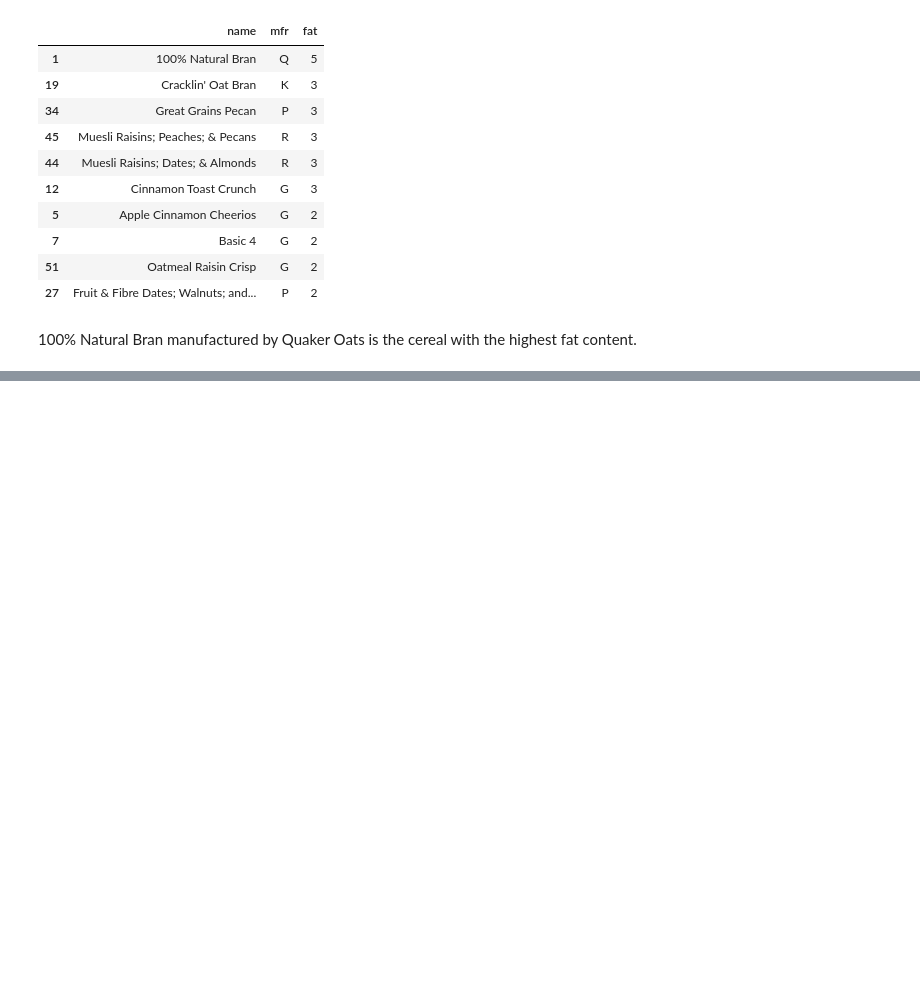
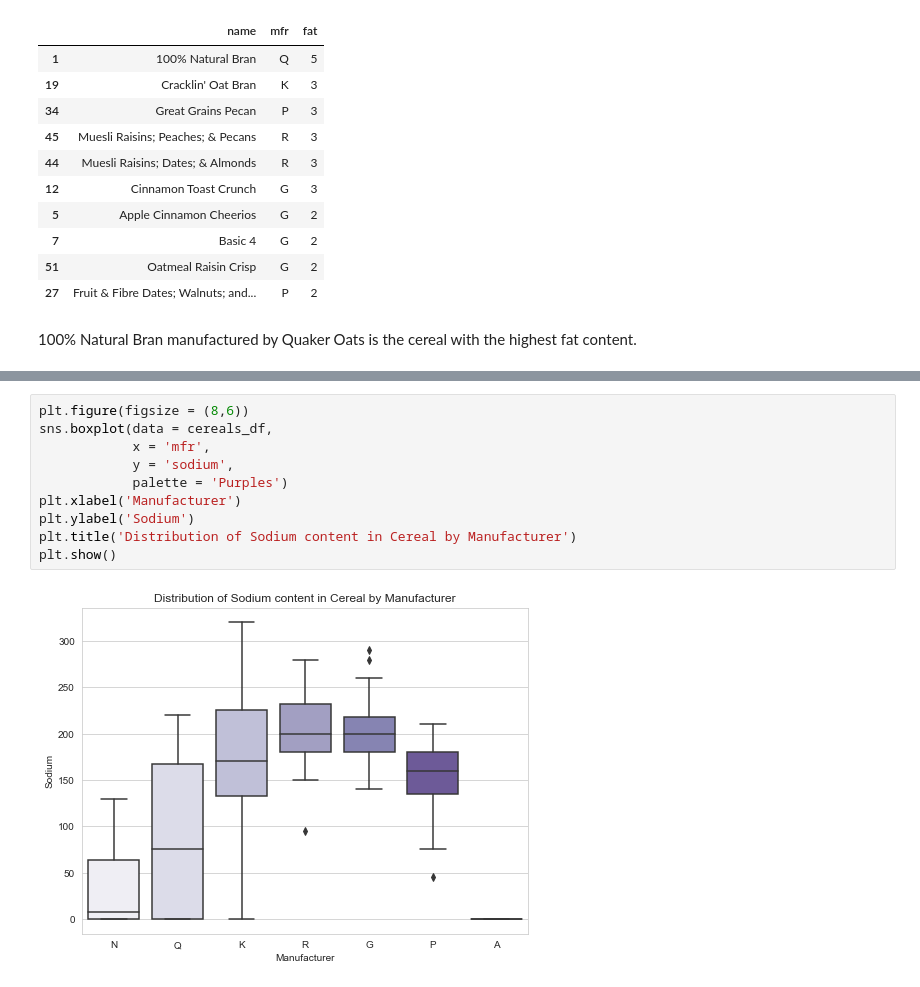
Before and after one commit to ayg15/cereals, a Jupyter notebook: Cereals EDA.ipynb, the cells around one changed output, grey strips where cells are left out. Cells and saved outputs as stored; diff of their text form; blank space fills up the shorter version.

```diff
--- a/Cereals EDA.ipynb
+++ b/Cereals EDA.ipynb
@@ -349,0 +365,12 @@ cereals_df.sort_values(by = 'fat', ascending = False).head(10)[['name','mfr','fa
+# %%
+plt.figure(figsize = (8,6))
+sns.boxplot(data = cereals_df,
+            x = 'mfr',
+            y = 'sodium',
+            palette = 'Purples')
+plt.xlabel('Manufacturer')
+plt.ylabel('Sodium')
+plt.title('Distribution of Sodium content in Cereal by Manufacturer')
+plt.show()
+# %% [output]
+[figure, added]
```
Also changed, not shown: parts of 28 cells of this notebook.
